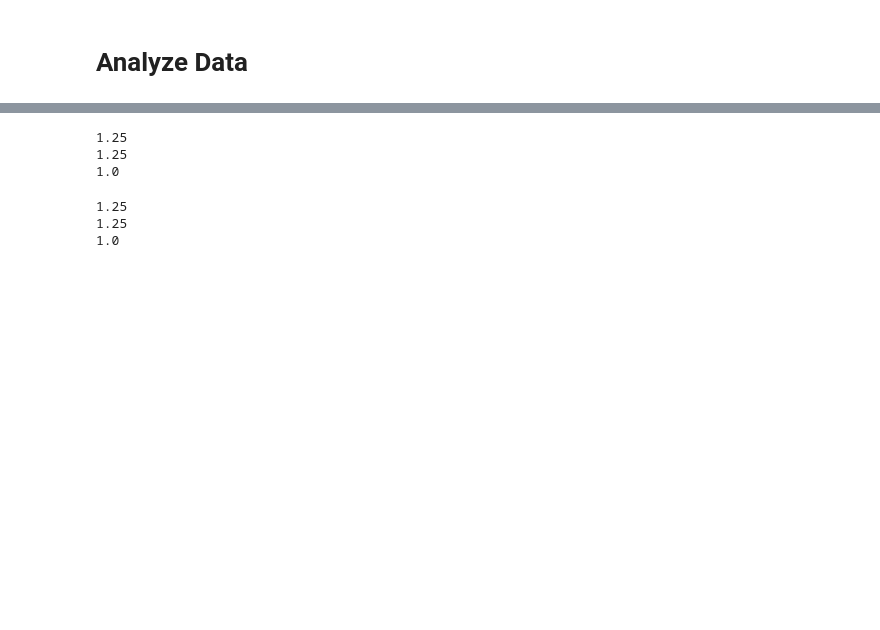
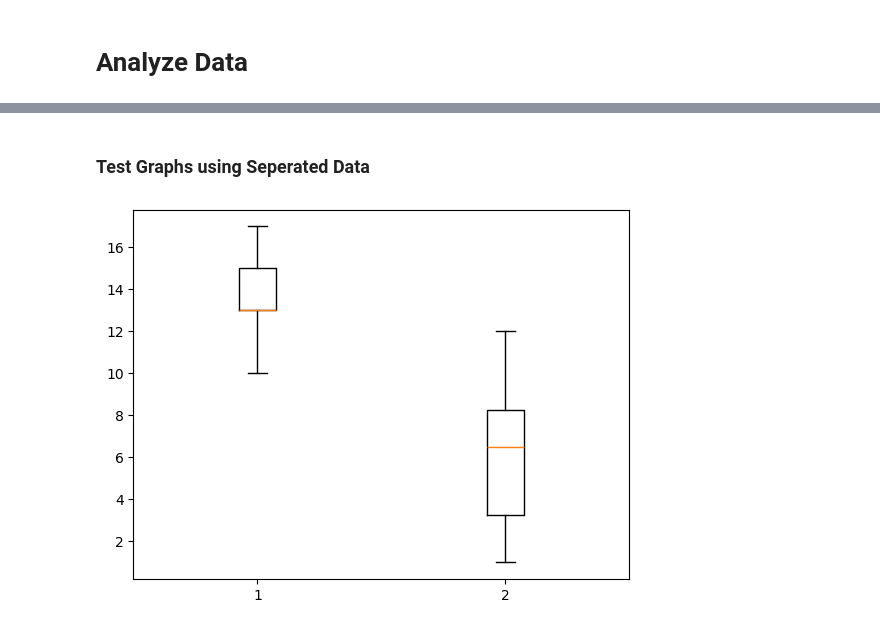
Before and after one commit to Ethan-Schneider/analysis_code, a Jupyter notebook: input_file_recovery.ipynb, the cells around one changed output, grey strips where cells are left out. Drawn from its saved outputs; the diff is of its cells as text; code cells hidden in the pictures; blank space fills up the shorter version.

```diff
--- a/input_file_recovery.ipynb
+++ b/input_file_recovery.ipynb
@@ -52,13 +59,12 @@ print(ids)
+# %%
+data = pd.DataFrame(columns=['id', 'study_condition','scenario', 'Q_errors', 'Q_error_percentage', 'Y_errors', 'Y_error_percentage', 'speed_errors', 'speed_error_percentage'])
 # %%
 index = 0
 
 scenarios = ['low_2', 'low_4', 'low_5', 'low_6']
 
-# Add loop for each id
-files = os.listdir(directory.decode()+ids[0])
-
 for id in ids:
-    print(id)
+    files = os.listdir(directory.decode()+id)
     # Go through every file for a participant
     for file in files:
         # Skip No-Error Scenarios
@@ -74,8 +80,13 @@ for id in ids:
             d = json.load(f)
             study_condition = d[id]['warmup_1']['study_condition']
 
+        if study_condition == 1:
+            study_condition = 'Z'
+        else:
+            study_condition = 'O'
+
         # Import data from json file
-        with open(directory.decode()+ids[0]+'/'+file) as f:
+        with open(directory.decode()+id+'/'+file) as f:
             d = json.load(f)
 
         Q_errors = 0
@@ -96,5 +107,22 @@ for id in ids:
             if np.count_nonzero(task['desired_traits'] - Y[:, i]):
                 Y_errors = Y_errors + 1
 
-        data.loc[index] = [id, study_condition, scenario_name, Q_errors, Y_errors, speed_errors]
+        if q_error_start[scenarios.index(scenario_name)] != 0:
+            q_error_percentage = (Q_errors/q_error_start[scenarios.index(scenario_name)])*100
+        else:
+            q_error_percentage = 'N/A'
+
+        if y_error_start[scenarios.index(scenario_name)] != 0:
+            y_error_percentage = (Y_errors/y_error_start[scenarios.index(scenario_name)])*100
+        else:
+            y_error_percentage = 'N/A'
+
+        if speed_error_start[scenarios.index(scenario_name)] != 0:
+            speed_error_percentage = (speed_errors/speed_error_start[scenarios.index(scenario_name)])*100
+        else:
+            speed_error_percentage = 'N/A'
+
+        total_error_percentage = ((Q_errors + speed_errors + Y_errors)/(q_error_start[scenarios.index(scenario_name)] + y_error_start[scenarios.index(scenario_name)] + speed_error_start[scenarios.index(scenario_name)]))
+
+        data.loc[index] = [id, study_condition, scenario_name, Q_errors, q_error_percentage, Y_errors, y_error_percentage, speed_errors, speed_error_percentage]
         index = index + 1
@@ -117,0 +131,2 @@ for id in ids:
+# %%
+data = pd.DataFrame(columns=['id', 'study_condition', 'Q_errors_remaining', 'Q_error_remaining_percentage', 'Y_remaining_errors', 'Y_error_remaining_percentage', 'speed_remaining_errors', 'speed_error_remaining_percentage', 'total_remaining_error', 'total_remaining_error_percentage', 'avg_error'])
@@ -159,16 +247,0 @@ print(study_condition_2)
-# %%
-print(np.average(study_condition_1['Q_errors'].tolist()))
-print(np.average(study_condition_1['Y_errors'].tolist()))
-print(np.average(study_condition_1['speed_errors'].tolist()))
-# %% [output]
-1.25
-1.25
-1.0
-# %%
-print(np.average(study_condition_2['Q_errors'].tolist()))
-print(np.average(study_condition_2['Y_errors'].tolist()))
-print(np.average(study_condition_2['speed_errors'].tolist()))
-# %% [output]
-1.25
-1.25
-1.0
@@ -176,0 +248,10 @@ for scenario in
+# %% [markdown]
+### Test Graphs using Seperated Data
+# %%
+s = study_condition_1['total_remaining_error'].tolist()
+t = study_condition_2['total_remaining_error'].tolist()
+
+plt.boxplot([s, t])
+plt.show()
+# %% [output]
+[figure, added]
```
Also changed, not shown: parts of 29 cells of this notebook.
